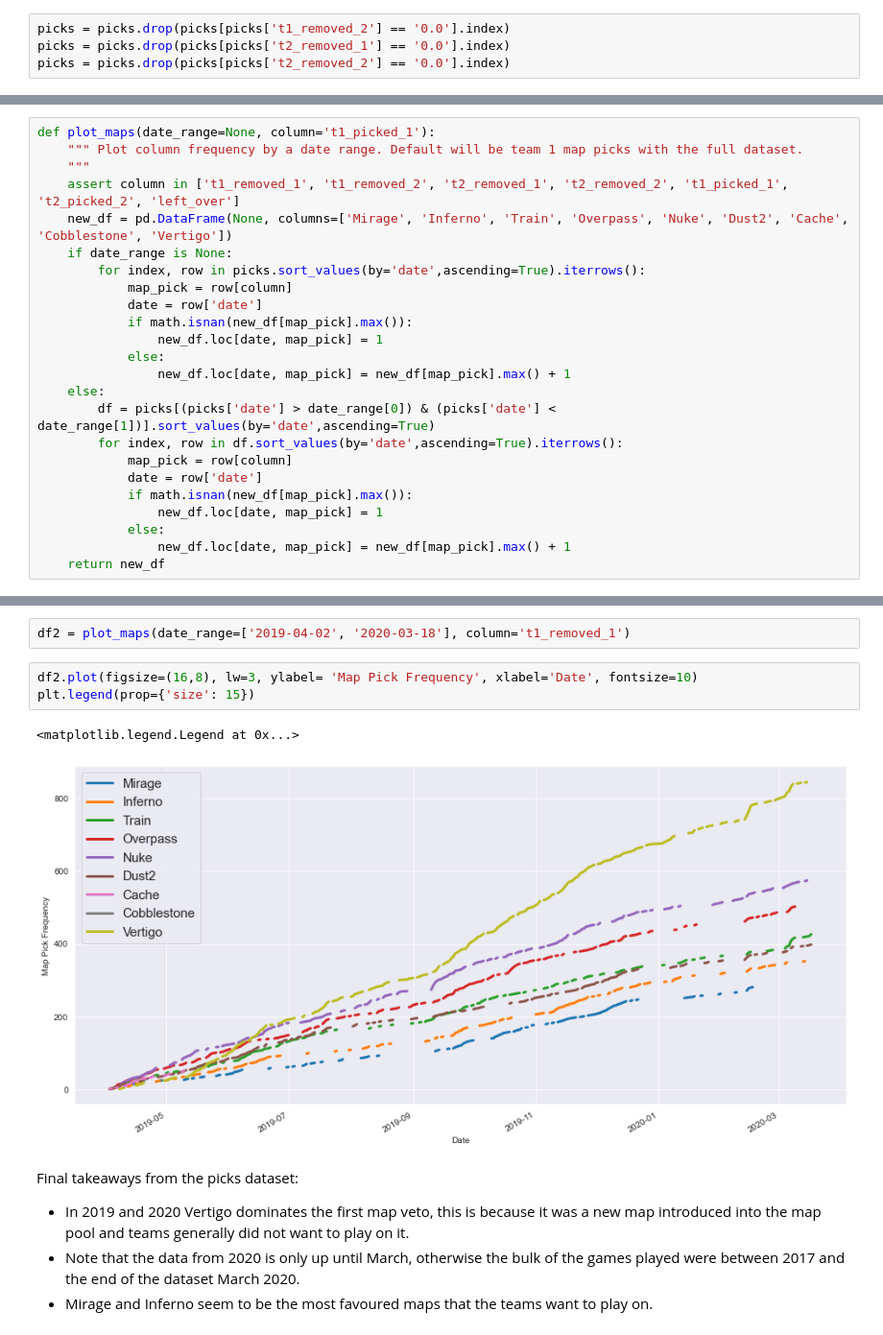
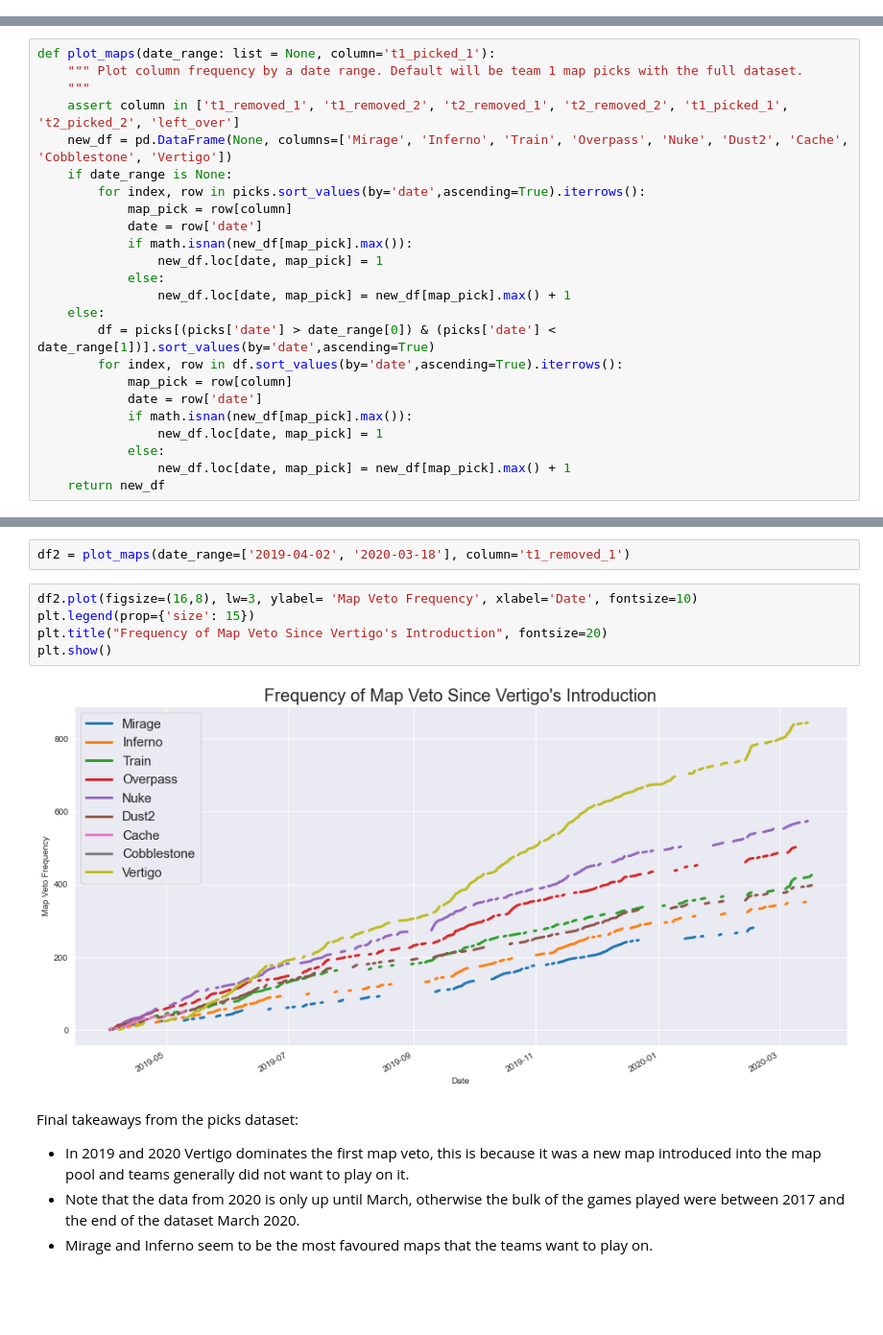
Before and after one commit to tahashahab/competitive_csgo, a Jupyter notebook: csgo_picks.ipynb, the cells around one changed output, grey strips where cells are left out. Shown at 96% size. Drawn from its saved outputs; the diff is of its cells as text; blank space fills up the shorter version.

```diff
--- a/csgo_picks.ipynb
+++ b/csgo_picks.ipynb
@@ -176,6 +181,2 @@ Name: t2_removed_2, dtype: int64
-# %%
-picks = picks.drop(picks[picks['t1_removed_2'] == '0.0'].index)
-picks = picks.drop(picks[picks['t2_removed_1'] == '0.0'].index)
-picks = picks.drop(picks[picks['t2_removed_2'] == '0.0'].index)
 # %%
 maps = ['Mirage', 'Inferno', 'Train', 'Overpass', 'Nuke', 'Dust2', 'Cache', 'Cobblestone', 'Vertigo']
@@ -337,5 +313,5 @@ pd.DataFrame([dict_2016, dict_2017, dict_2018, dict_2019, dict_2020], columns=ma
 # %%
-def plot_maps(date_range=None, column='t1_picked_1'):
+def plot_maps(date_range: list = None, column='t1_picked_1'):
     """ Plot column frequency by a date range. Default will be team 1 map picks with the full dataset.
     """
     assert column in ['t1_removed_1', 't1_removed_2', 't2_removed_1', 't2_removed_2', 't1_picked_1', 't2_picked_2', 'left_over']
@@ -402,11 +343,12 @@ Timestamp('2020-03-18 00:00:00')
 # %%
 df2 = plot_maps(date_range=['2019-04-02', '2020-03-18'], column='t1_removed_1')
 # %%
-df2.plot(figsize=(16,8), lw=3, ylabel= 'Map Pick Frequency', xlabel='Date', fontsize=10)
+df2.plot(figsize=(16,8), lw=3, ylabel= 'Map Veto Frequency', xlabel='Date', fontsize=10)
 plt.legend(prop={'size': 15})
+plt.title("Frequency of Map Veto Since Vertigo's Introduction", fontsize=20)
+plt.show()
 # %% [output]
-<matplotlib.legend.Legend at 0x...>
-[figure, old version]
+[figure, new version]
 # %% [markdown]
 Final takeaways from the picks dataset:
 - In 2019 and 2020 Vertigo dominates the first map veto, this is because it was a new map introduced into the map pool and teams generally did not want to play on it.
```
Also changed, not shown: parts of 37 cells of this notebook.
